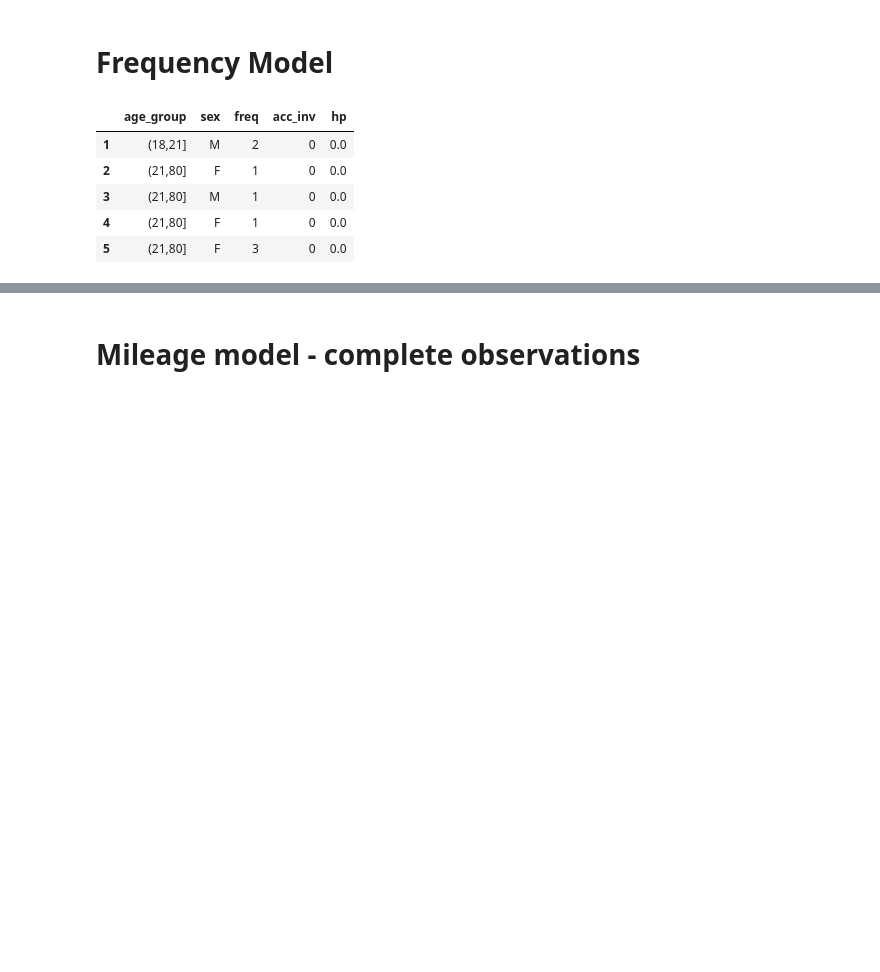
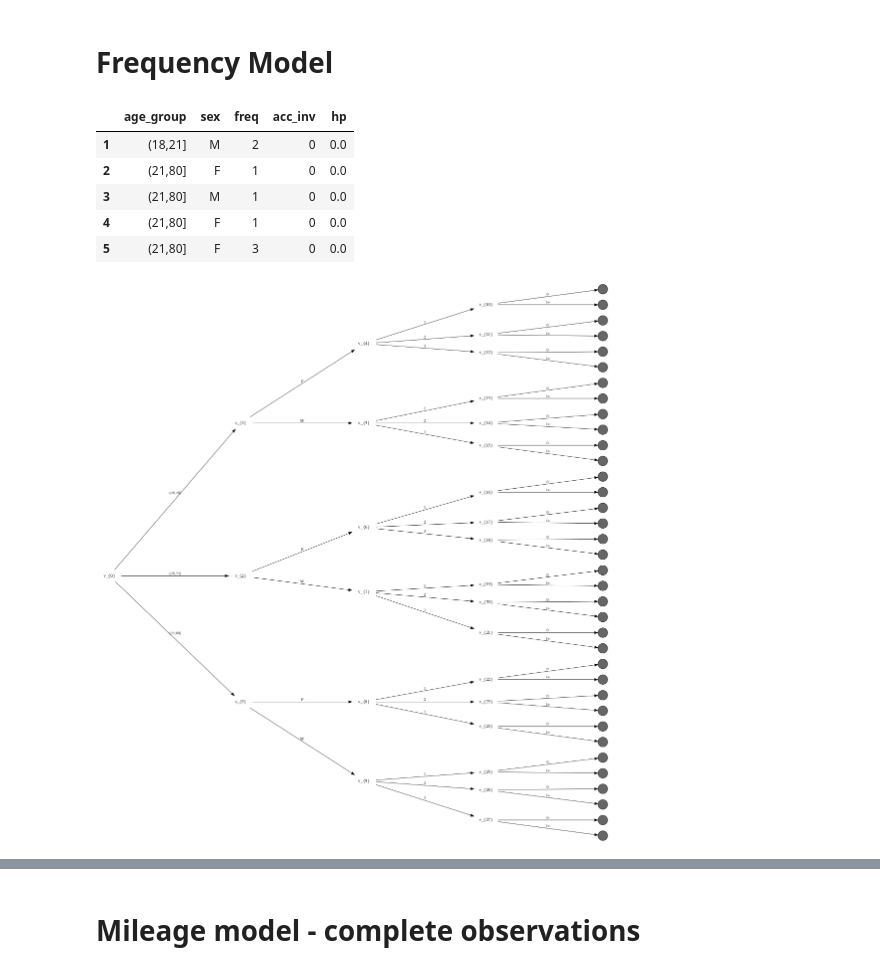
Before and after one commit to kasia-kobalczyk/chain-event-graphs, a Jupyter notebook: python/report_models.ipynb, the cells around one changed output, grey strips where cells are left out. Saved outputs shown, nothing was run; the diff lists cells and outputs as text; code cells hidden in the pictures; blank space fills up the shorter version.

```diff
--- a/python/report_models.ipynb
+++ b/python/report_models.ipynb
@@ -30,27 +27,26 @@ df.head()
 # %%
 order = ["age_group", "sex", "freq", "acc_inv"]
 mod_freq = tree.ceg({'dataframe' : df[order]})
 new_nodes = ["v_{" + str(n) + "}" for n in list(range(0, len(mod_freq.nodes)))]
 mod_freq.rename_nodes(new_nodes)
 mod_freq.AHC_transitions(alpha = 3)
 
 mod_freq_tree = mod_freq.event_tree_figure(
     "figures/tree",
     params={'ranksep': 4.0, 'fontsize': 12, 'shape': "none", 'width': 1},
     display_counts=False,
     return_raw=True
 )
-#export_to_tex(mod_freq_tree, "freq_event_tree")
-#Image(mod_freq_tree.create_png())
-
 converter = t2t.converter({
-  'model': mod_freq_tree,
-  'labels': ("Age", "Sex", "Frequency", "Accident"),
-  'layer_nodes': (0, 3, 9, 27),
+  'figure': mod_freq_tree,
+  'labelled_nodes' : {0: "Age", 3: "Sex", 9: "Frequency", 27: "Accident"},
   'filename': "freq_event_tree"
 })
 
 converter.export_processed()
+Image(mod_freq_tree.create_png())
+# %% [output]
+[figure, added]
 # %%
 mod_freq_staged_tree = mod_freq.staged_tree_figure(
     "figures/tree",
```
Also changed, not shown: parts of 4 cells of this notebook, 1 other file.
